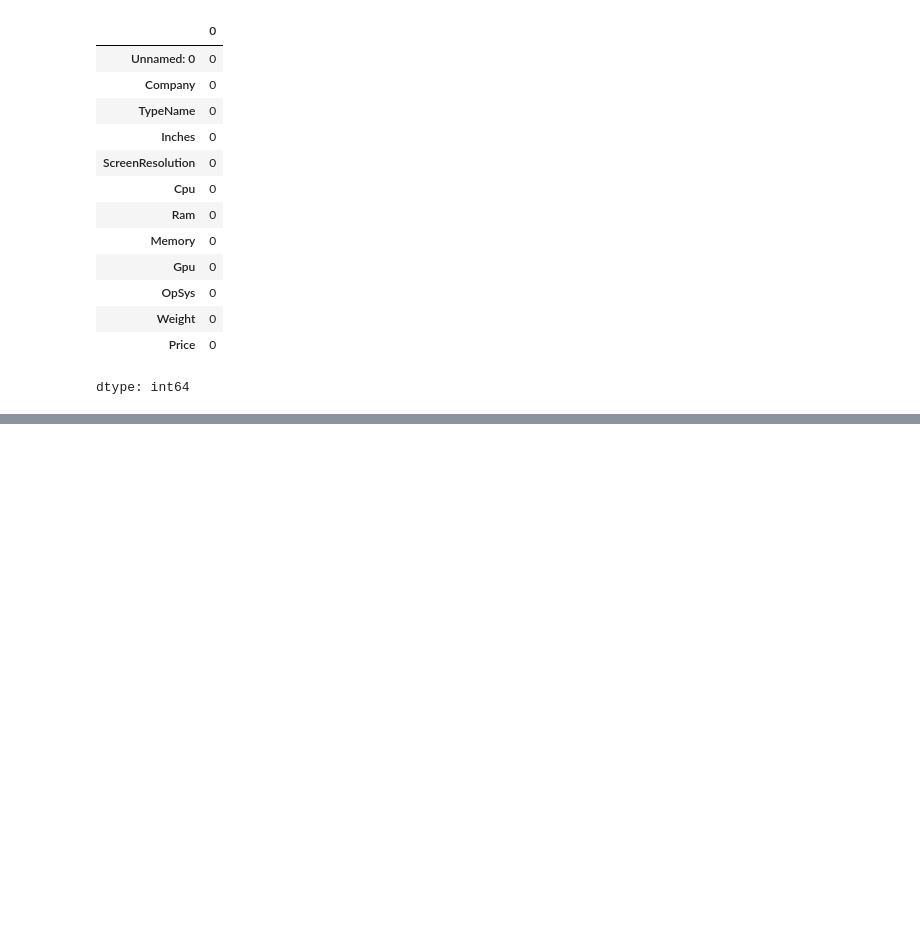
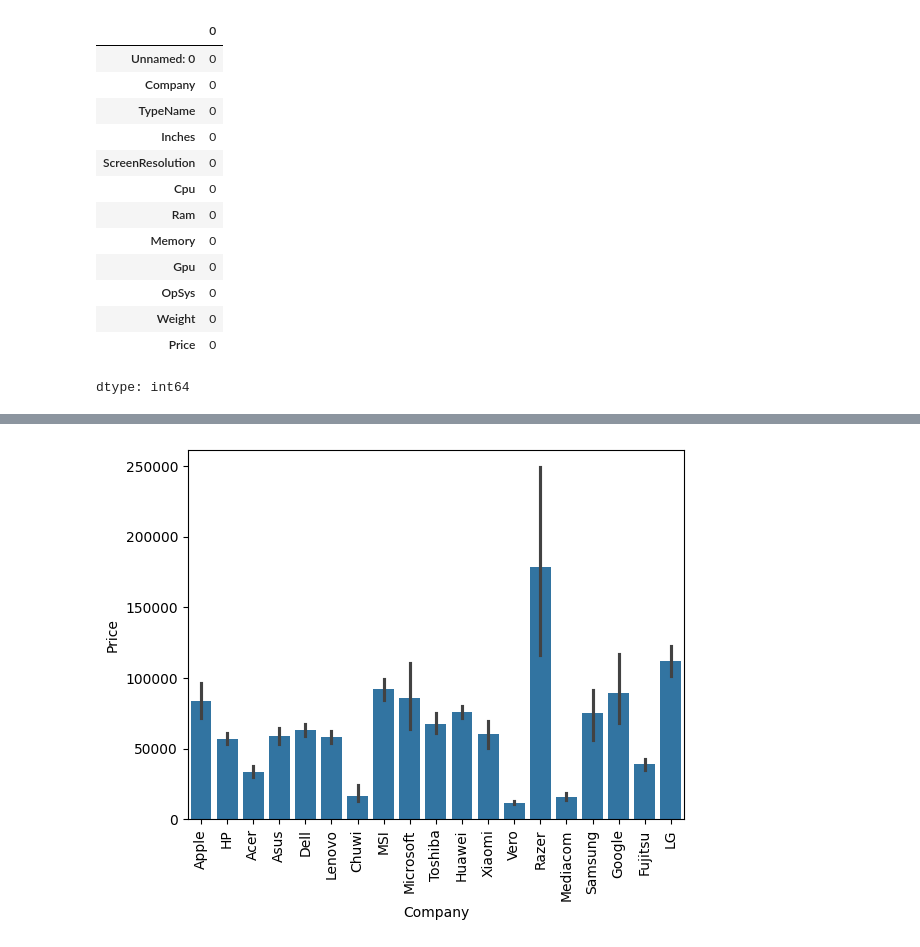
Before and after one commit to Bharatgaur/Laptop-Price-pridiction, a Jupyter notebook: Laptop_Price_pridiction.ipynb, the cells around one changed output, grey strips where cells are left out. Saved outputs shown, nothing was run; the diff lists cells and outputs as text; code cells hidden in the pictures; blank space fills up the shorter version.

```diff
--- a/Laptop_Price_pridiction.ipynb
+++ b/Laptop_Price_pridiction.ipynb
@@ -112,0 +279,6 @@ dtype: int64
+# %%
+sns.barplot(x=df['Company'],y=df['Price'])
+plt.xticks(rotation='vertical')
+plt.show()
+# %% [output]
+[figure, added]
```
Also changed, not shown: parts of 49 cells of this notebook.
